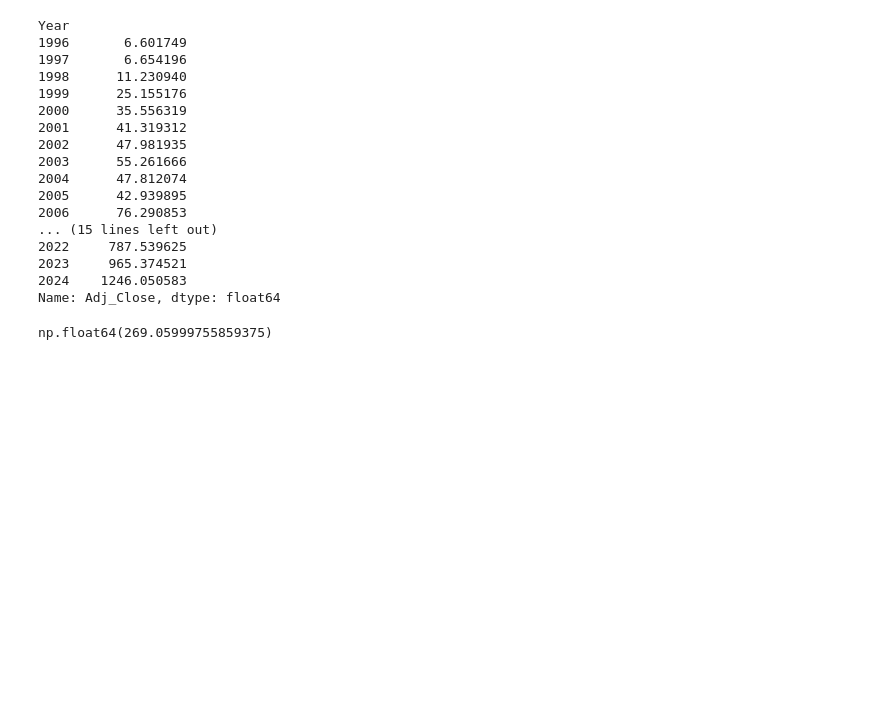
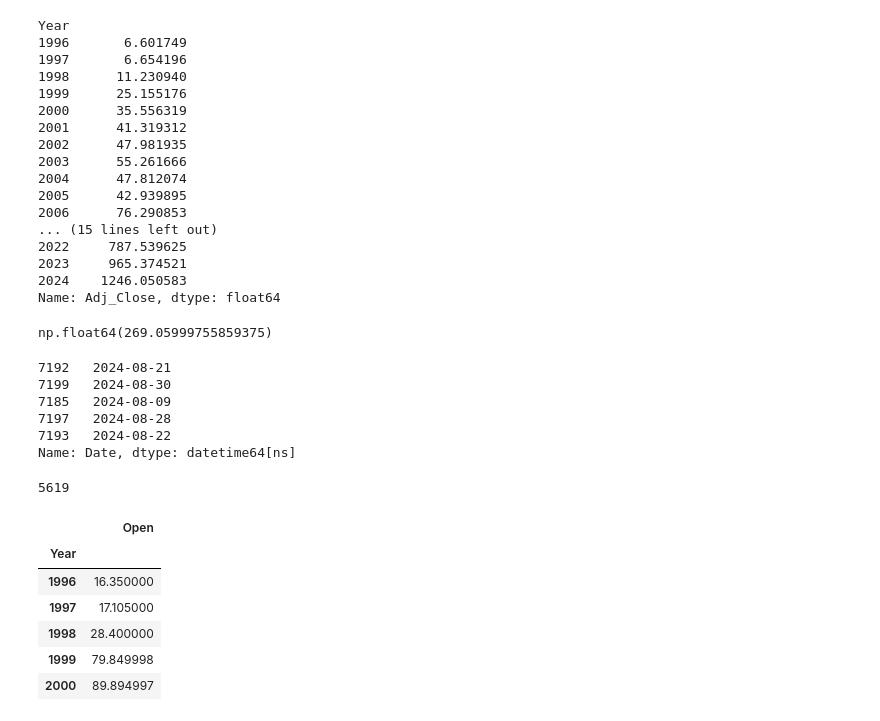
Before and after one commit to AayushParab44/Advanced_Statistics, a Jupyter notebook: DR_Reddys_Laboratories_Stock_Analysis.ipynb, the cells around one changed output. Saved outputs shown, nothing was run; the diff lists cells and outputs as text; code cells hidden in the pictures; blank space fills up the shorter version.

```diff
--- a/DR_Reddys_Laboratories_Stock_Analysis.ipynb
+++ b/DR_Reddys_Laboratories_Stock_Analysis.ipynb
@@ -390,0 +386,26 @@ np.float64(269.05999755859375)
+# %%
+# List the top 5 dates with the highest Close values.
+df.sort_values('Close',ascending=False)['Date'][0:5]
+# %% [output]
+7192   2024-08-21
+7199   2024-08-30
+7185   2024-08-09
+7197   2024-08-28
+7193   2024-08-22
+Name: Date, dtype: datetime64[ns]
+# %%
+# Count how many times the Volume exceeded 1 million.
+len(df[df['Volume']>1000000])
+# %% [output]
+5619
+# %%
+# Find the maximum and minimum values of Open for each year.
+df[['Year','Open']].groupby('Year').max().head()
+# %% [output]
+|  | Open |
+| Year |  |
+| 1996 | 16.350000 |
+| 1997 | 17.105000 |
+| 1998 | 28.400000 |
+| 1999 | 79.849998 |
+| 2000 | 89.894997 |
```
Also changed, not shown: parts of 5 cells of this notebook, 1 other file.
